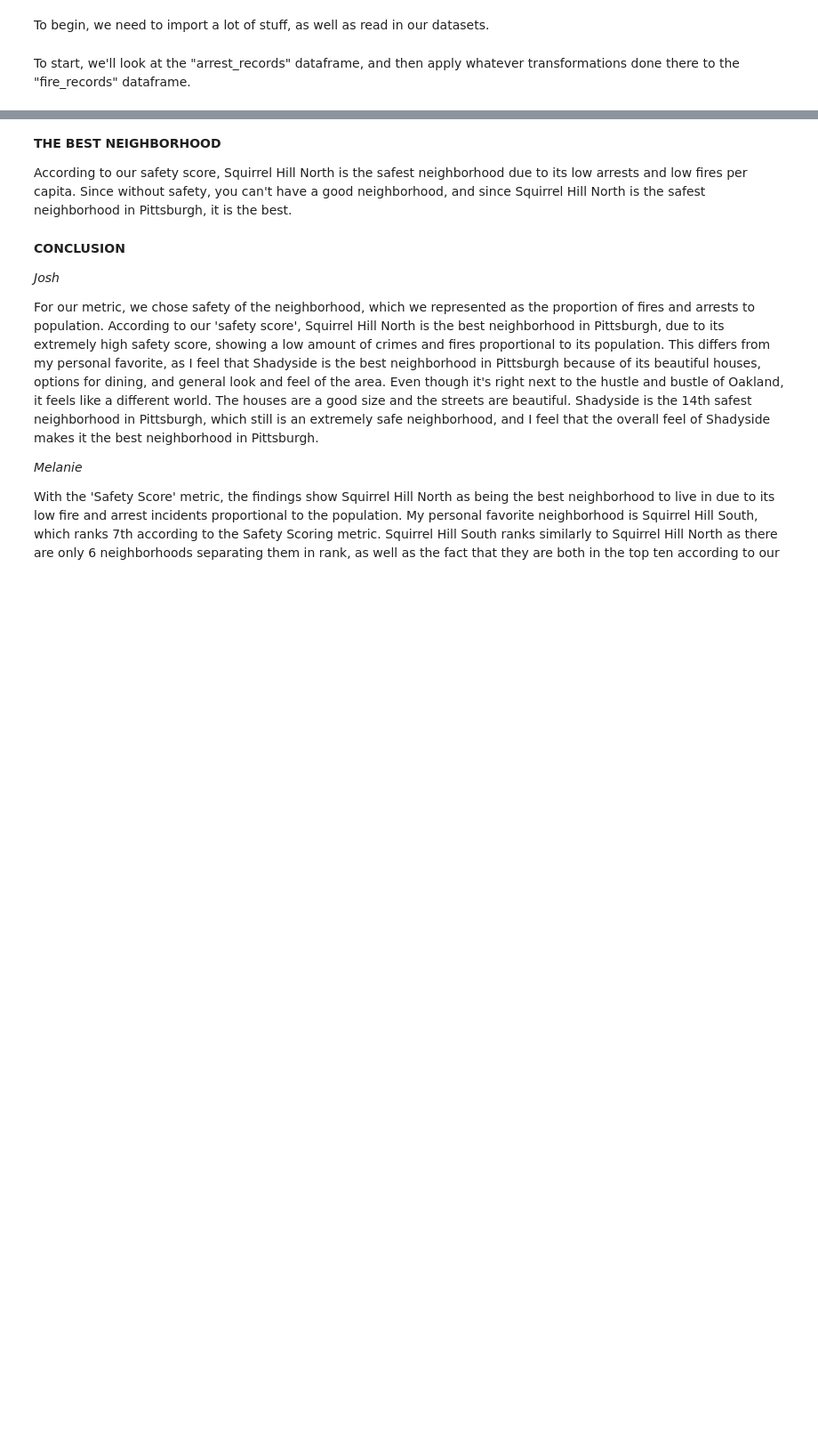
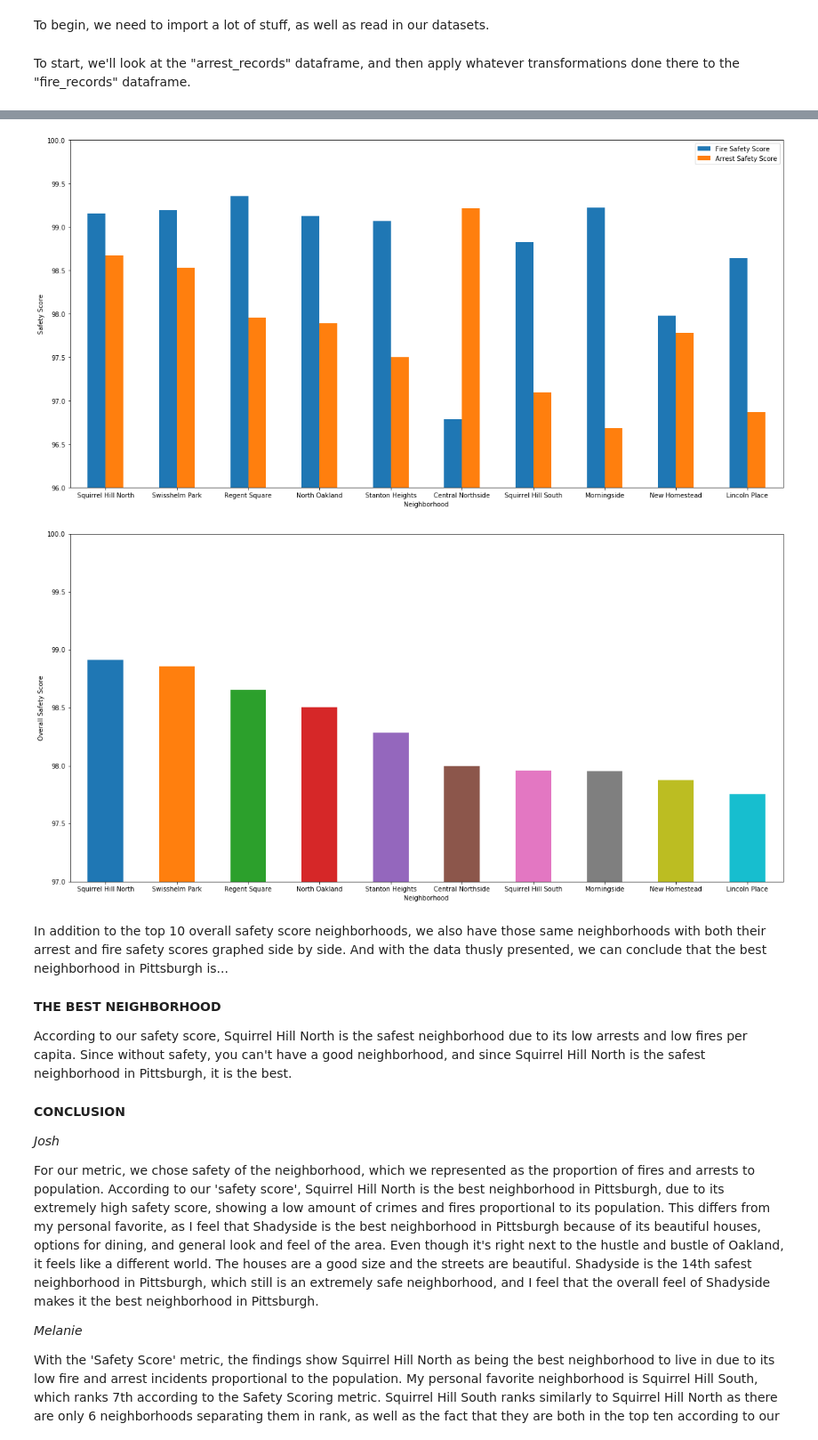
Before and after one commit to jcm155/big_ideas_final_project, a Jupyter notebook: Final Report.ipynb, the cells around one changed output, grey strips where cells are left out. Shown: that part at 89% size. Saved outputs shown, nothing was run; the diff lists cells and outputs as text; code cells hidden in the pictures; blank space fills up the shorter version.

```diff
--- a/Final Report.ipynb
+++ b/Final Report.ipynb
@@ -27,0 +184,8 @@ To start, we'll look at the "arrest_records" dataframe, and then apply whatever
+# %%
+df["Overall Safety Score"] = df[["Arrest Safety Score", "Fire Safety Score"]].mean(axis = 1)
+df = df.sort_values(by = ["Overall Safety Score"], ascending = False)
+df = df.reset_index(drop = True)
+df.index = df.index + 1
+df["Overall Rank"] = df.index
+df = df.set_index(["Neighborhood"])
+df.head(5)
@@ -28,3 +279,22 @@ To start, we'll look at the "arrest_records" dataframe, and then apply whatever
+# %%
+df[["Fire Safety Score", "Arrest Safety Score"]].head(10).plot(rot = 0, kind ='bar')
+plt.xlabel("Neighborhood")
+plt.ylabel("Safety Score");
+plt.ylim(96,100)
+plt.gcf().set_size_inches(20, 10)
+plt.show()
+
+plt.figure(figsize = (20,10))
+df["Overall Safety Score"].head(10).plot(rot = 0, kind ='bar')
+plt.xlabel("Neighborhood")
+plt.ylabel("Overall Safety Score");
+plt.ylim(97,100)
+plt.show()
+# %% [output]
+[figure, added]
+[figure, added]
+# %% [markdown]
+In addition to the top 10 overall safety score neighborhoods, we also have those same neighborhoods with both their arrest and fire safety scores graphed side by side. And with the data thusly presented, we can conclude that the best neighborhood in Pittsburgh is...
 # %% [markdown]
 **THE BEST NEIGHBORHOOD**
 
```
Also changed, not shown: parts of 37 cells of this notebook.
